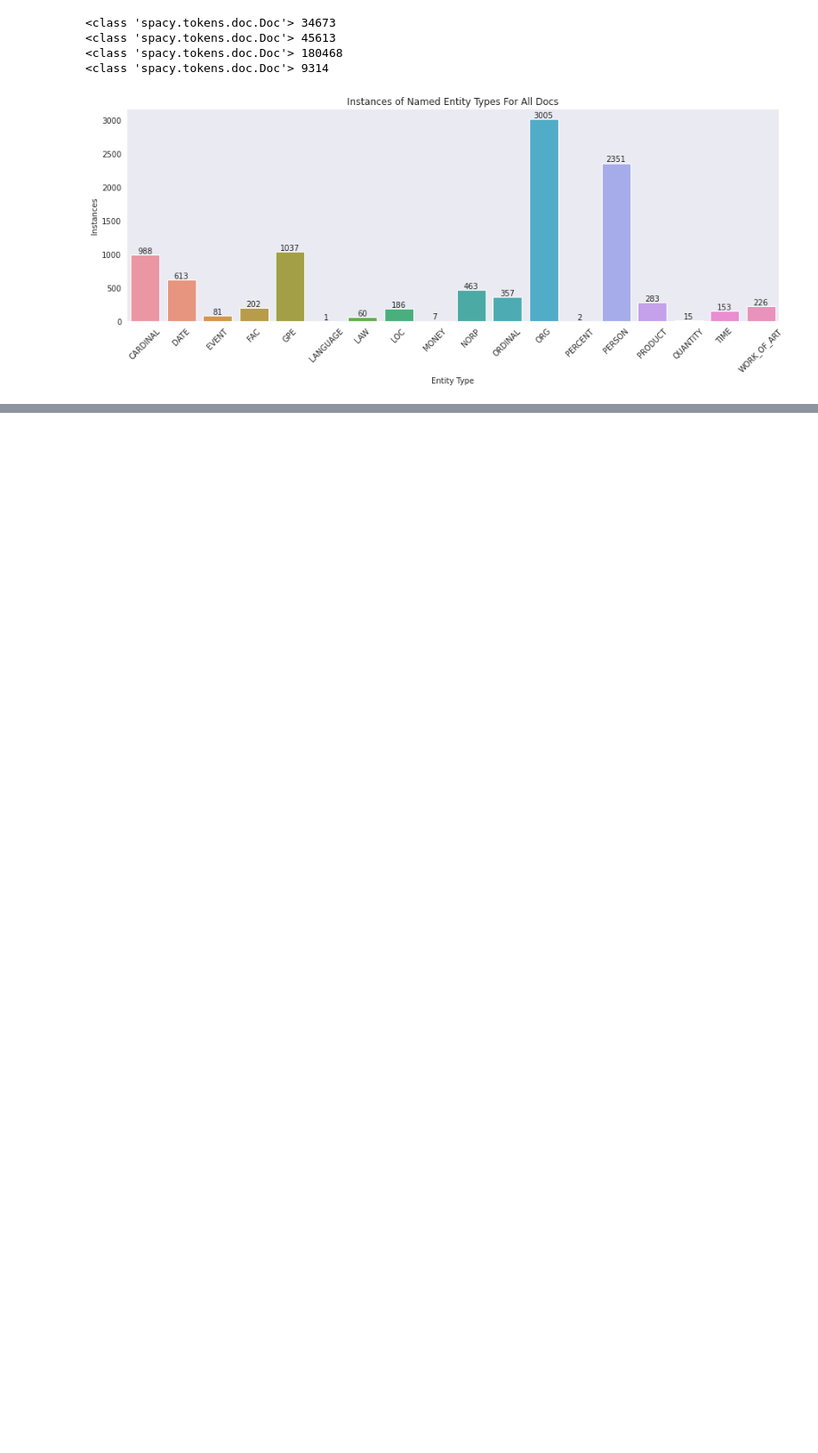
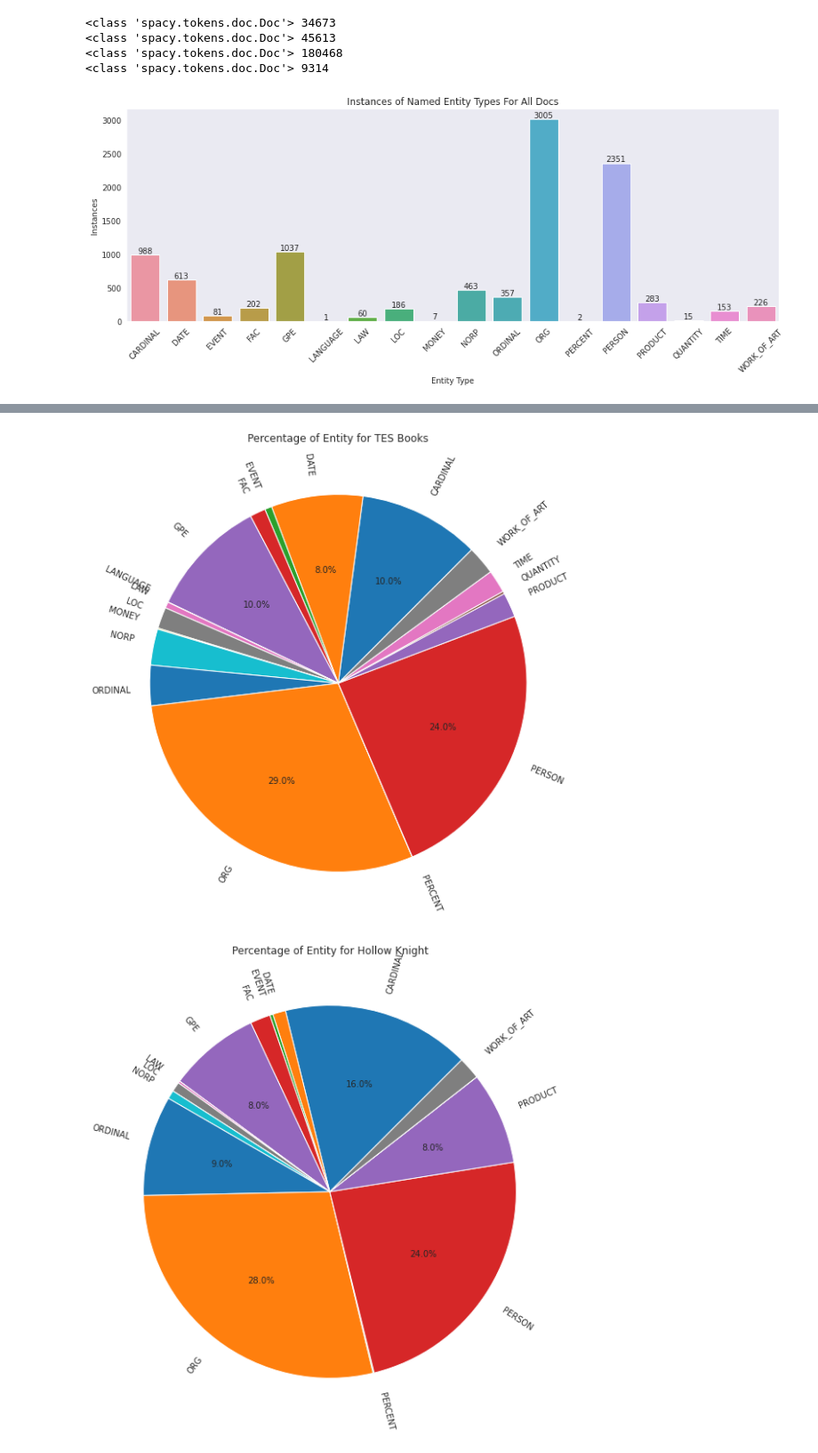
Before and after one commit to Data-Science-for-Linguists-2022/Pragmatics-In-Video-Games, a Jupyter notebook: notebooks/research.ipynb, the cells around one changed output, grey strips where cells are left out. Shown at 89% size. Saved outputs shown, nothing was run; the diff lists cells and outputs as text; code cells hidden in the pictures; blank space fills up the shorter version.

```diff
--- a/notebooks/research.ipynb
+++ b/notebooks/research.ipynb
@@ -314,0 +323,9 @@ Let's get a couple entites from all the documents.
+# %%
+# Dataframe creation
+entities_df = pd.DataFrame({'entity':[], 'tag': [], 'source': []})
+names = ['TES Books', 'Hollow Knight', 'KOTOR', 'Torchlight II']
+
+# Loop through all the documents
+for (doc, name) in zip(docs, names):
+    for ent in doc.ents:
+        entities_df = entities_df.append({'entity': ent.text, 'tag': ent.label_, 'source': name}, ignore_index=True)
@@ -314,0 +361,7 @@ Let's get a couple entites from all the documents.
+# %%
+# Graph entities by type and game
+# Creat stacked Series
+entities_info = entities_df.groupby('tag').source.value_counts() # Never understood why this is a Series.
+
+# Replace 'NaN's with 0
+display(entities_info.unstack(fill_value=0)) # Wow
@@ -314,0 +387,12 @@ Let's get a couple entites from all the documents.
+# %%
+# Now let's actually graph it!
+# Graph for all games
+# autopct Code from https://stackoverflow.com/questions/50449628/how-to-remove-0-from-pie-chart
+for game in names:
+    entities_info.unstack().plot.pie(stacked=True, y=game, title="Percentage of Entity for " + game, xlabel="Tag", ylabel="Instances", fontsize=10
+                                    ,rotatelabels=True, startangle=45, figsize=(10,10), legend=False, autopct=lambda p: '{:.1f}%'.format(round(p)) if p > 5 else '')
+    plt.axis('off')
+    plt.show()
+# %% [output]
+[figure, added]
+[figure, added]
```
Also changed, not shown: parts of 10 cells of this notebook, 4 other files.
